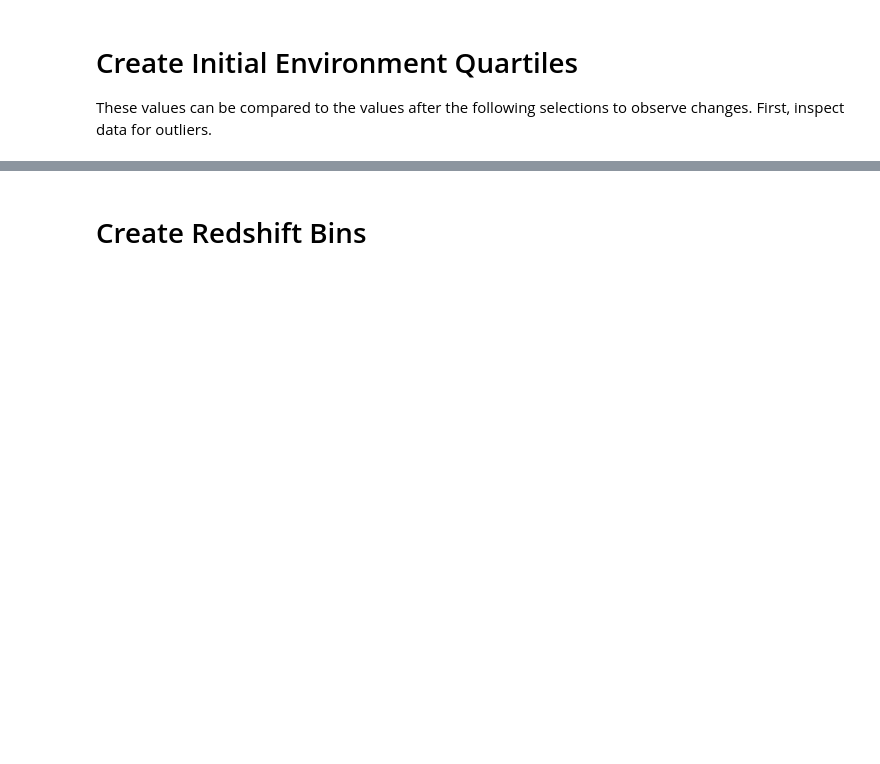
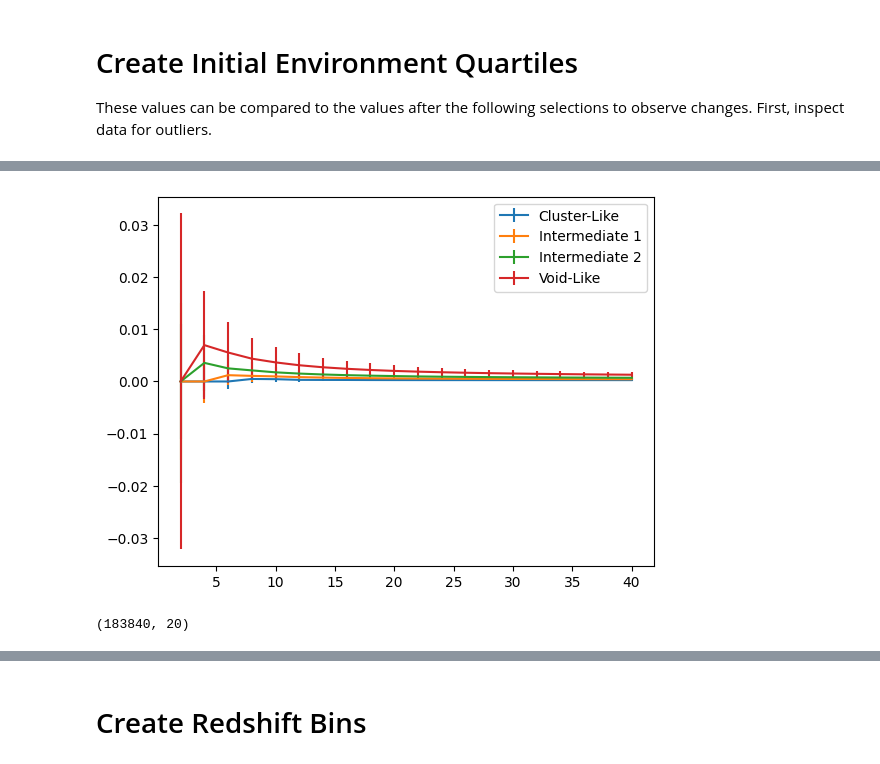
Before and after one commit to maraMaraschino/capstone-project, a Jupyter notebook: timescapes-notebook.ipynb, the cells around one changed output, grey strips where cells are left out. Cells and saved outputs as stored; diff of their text form; code cells hidden in the pictures; blank space fills up the shorter version.

```diff
--- a/timescapes-notebook.ipynb
+++ b/timescapes-notebook.ipynb
@@ -1506,0 +1601,40 @@ Sample average 5NN (proper): 10.730 +/- 5.279
+# %%
+from scipy.stats import mode
+
+q1, q2, q3 = np.percentile(density_vals, [25, 50, 75], axis=0)
+
+quartile_index = np.zeros_like(density_vals, dtype=np.int8)
+
+quartile_index[density_vals <= q1] = 0
+quartile_index[(density_vals >= q1) & (density_vals < q2)] = 1
+quartile_index[(density_vals >= q2) & (density_vals < q3)] = 2
+quartile_index[(density_vals >=q3)] = 3
+
+mode_quartile = mode(quartile_index, axis=1, keepdims=False).mode
+mode_quartile = mode_quartile.astype(int)
+
+q1_mask = mode_quartile == 0
+q2_mask = mode_quartile == 1
+q3_mask = mode_quartile == 2
+q4_mask = mode_quartile == 3
+
+quartile_masks = [q1_mask, q2_mask, q3_mask, q4_mask]
+q_labels = ['Cluster-Like', 'Intermediate 1', 'Intermediate 2', 'Void-Like']
+radii = np.arange(2, 42, 2)
+
+for i, mask in enumerate(quartile_masks):
+    q_label  = q_labels[i]
+
+    subset = density_vals[mask]
+    q_mean   = np.mean(subset, axis=0)
+    q_median = np.median(subset, axis=0)
+    q_std    = np.std(subset, axis=0)
+
+    plt.errorbar(radii, q_median, yerr=q_std, label=q_label)
+
+plt.legend()
+plt.show()
+density_vals.shape
+# %% [output]
+[figure, added]
+(183840, 20)
```
Also changed, not shown: parts of 16 cells of this notebook.
